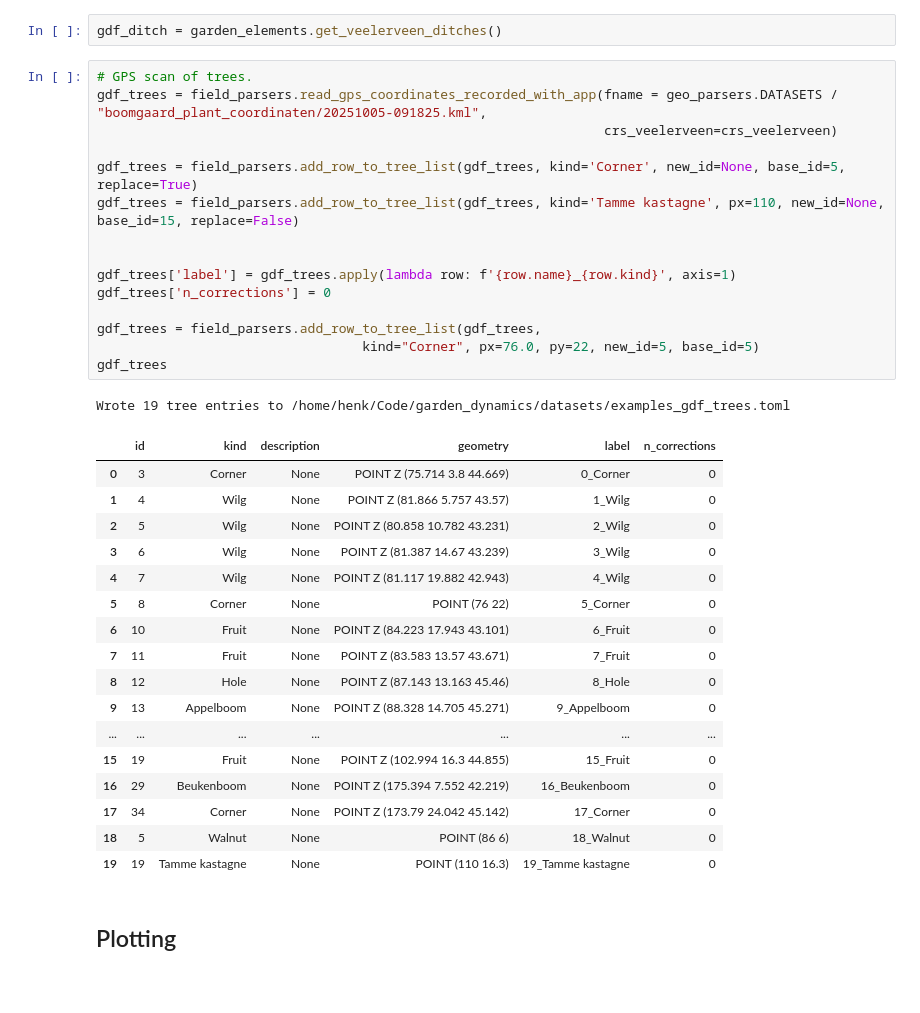
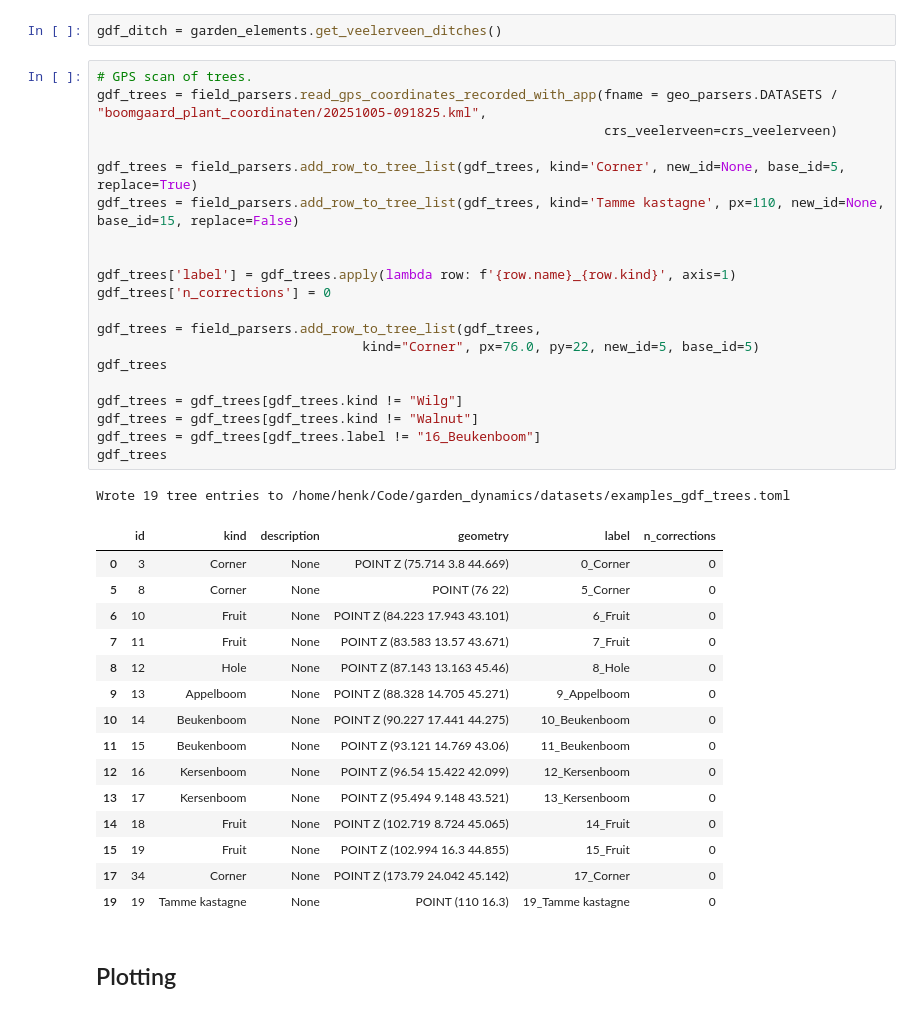
Before and after one commit to henkluinge/garden_dynamics, a Jupyter notebook: notebooks/garden_map.ipynb, the cells around one changed output. Cells and saved outputs as stored; diff of their text form; blank space fills up the shorter version.

```diff
--- a/notebooks/garden_map.ipynb
+++ b/notebooks/garden_map.ipynb
@@ -75,36 +73,39 @@ gdf_ditch = garden_elements.get_veelerveen_ditches()
 # %%
 # GPS scan of trees.
 gdf_trees = field_parsers.read_gps_coordinates_recorded_with_app(fname = geo_parsers.DATASETS / "boomgaard_plant_coordinaten/20251005-091825.kml",
                                                                  crs_veelerveen=crs_veelerveen)
 
 gdf_trees = field_parsers.add_row_to_tree_list(gdf_trees, kind='Corner', new_id=None, base_id=5, replace=True)
 gdf_trees = field_parsers.add_row_to_tree_list(gdf_trees, kind='Tamme kastagne', px=110, new_id=None, base_id=15, replace=False)
 
 
 gdf_trees['label'] = gdf_trees.apply(lambda row: f'{row.name}_{row.kind}', axis=1)
 gdf_trees['n_corrections'] = 0
 
 gdf_trees = field_parsers.add_row_to_tree_list(gdf_trees,
                                   kind="Corner", px=76.0, py=22, new_id=5, base_id=5)
 gdf_trees
+
+gdf_trees = gdf_trees[gdf_trees.kind != "Wilg"]
+gdf_trees = gdf_trees[gdf_trees.kind != "Walnut"]
+gdf_trees = gdf_trees[gdf_trees.label != "16_Beukenboom"]
+gdf_trees
 # %% [output]
 Wrote 19 tree entries to /home/henk/Code/garden_dynamics/datasets/examples_gdf_trees.toml
 |  | id | kind | description | geometry | label | n_corrections |
 | 0 | 3 | Corner | None | POINT Z (75.714 3.8 44.669) | 0_Corner | 0 |
-| 1 | 4 | Wilg | None | POINT Z (81.866 5.757 43.57) | 1_Wilg | 0 |
-| 2 | 5 | Wilg | None | POINT Z (80.858 10.782 43.231) | 2_Wilg | 0 |
-| 3 | 6 | Wilg | None | POINT Z (81.387 14.67 43.239) | 3_Wilg | 0 |
-| 4 | 7 | Wilg | None | POINT Z (81.117 19.882 42.943) | 4_Wilg | 0 |
 | 5 | 8 | Corner | None | POINT (76 22) | 5_Corner | 0 |
 | 6 | 10 | Fruit | None | POINT Z (84.223 17.943 43.101) | 6_Fruit | 0 |
 | 7 | 11 | Fruit | None | POINT Z (83.583 13.57 43.671) | 7_Fruit | 0 |
 | 8 | 12 | Hole | None | POINT Z (87.143 13.163 45.46) | 8_Hole | 0 |
 | 9 | 13 | Appelboom | None | POINT Z (88.328 14.705 45.271) | 9_Appelboom | 0 |
-| ... | ... | ... | ... | ... | ... | ... |
+| 10 | 14 | Beukenboom | None | POINT Z (90.227 17.441 44.275) | 10_Beukenboom | 0 |
+| 11 | 15 | Beukenboom | None | POINT Z (93.121 14.769 43.06) | 11_Beukenboom | 0 |
+| 12 | 16 | Kersenboom | None | POINT Z (96.54 15.422 42.099) | 12_Kersenboom | 0 |
+| 13 | 17 | Kersenboom | None | POINT Z (95.494 9.148 43.521) | 13_Kersenboom | 0 |
+| 14 | 18 | Fruit | None | POINT Z (102.719 8.724 45.065) | 14_Fruit | 0 |
 | 15 | 19 | Fruit | None | POINT Z (102.994 16.3 44.855) | 15_Fruit | 0 |
-| 16 | 29 | Beukenboom | None | POINT Z (175.394 7.552 42.219) | 16_Beukenboom | 0 |
 | 17 | 34 | Corner | None | POINT Z (173.79 24.042 45.142) | 17_Corner | 0 |
-| 18 | 5 | Walnut | None | POINT (86 6) | 18_Walnut | 0 |
 | 19 | 19 | Tamme kastagne | None | POINT (110 16.3) | 19_Tamme kastagne | 0 |
 # %% [markdown]
 ## Plotting
```
Also changed, not shown: parts of 8 cells of this notebook.
